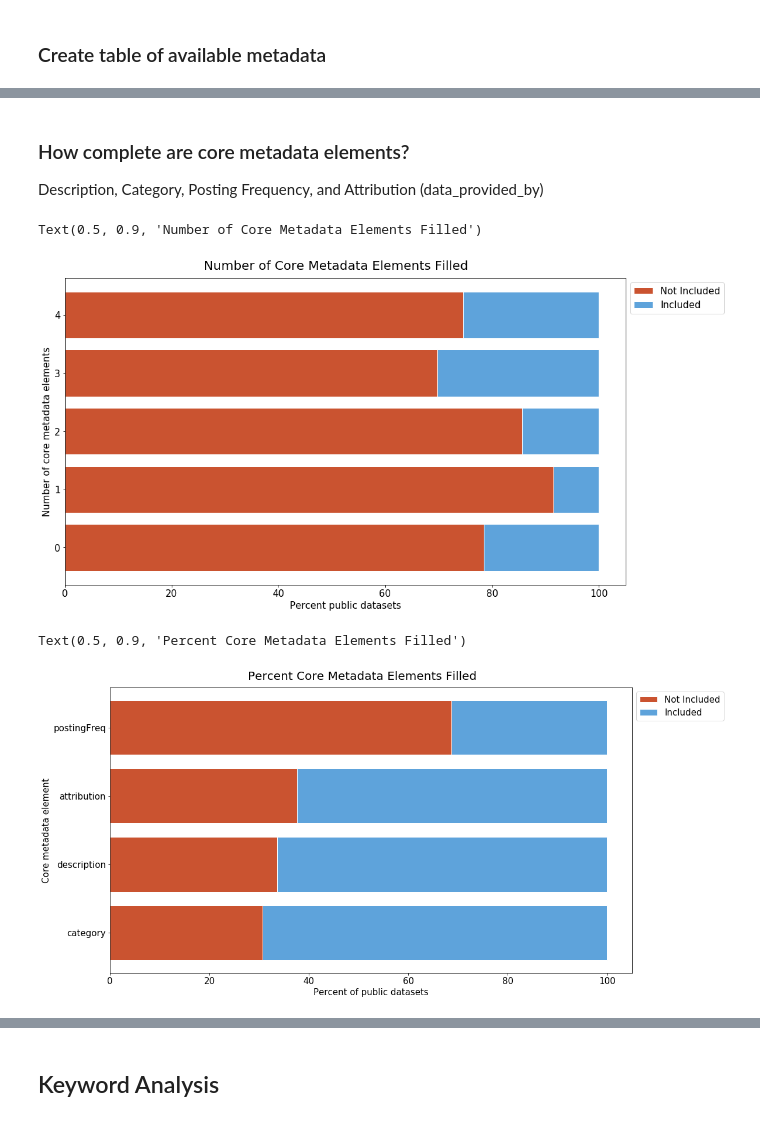
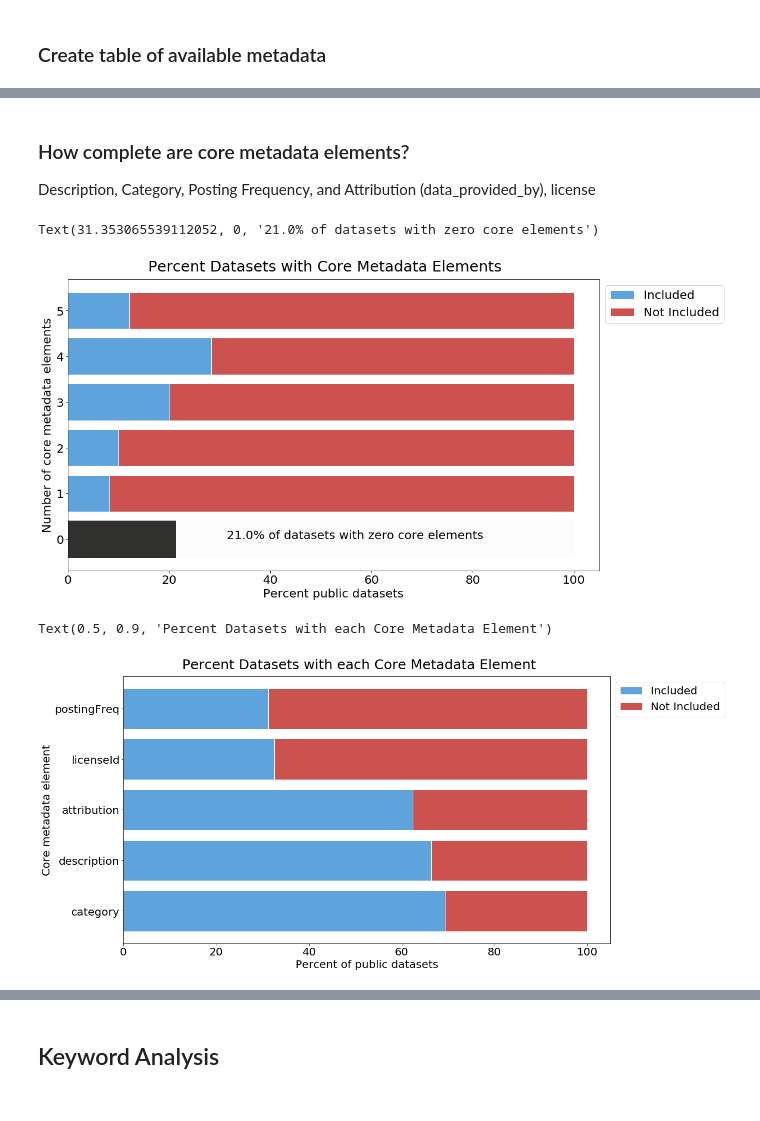
Before and after one commit to OpenDataLiteracy/WSL-AMF, a Jupyter notebook: portal-dashboard/socrata-all-metadata.ipynb, the cells around one changed output, grey strips where cells are left out. Drawn from its saved outputs; the diff is of its cells as text; code cells hidden in the pictures.

```diff
--- a/portal-dashboard/socrata-all-metadata.ipynb
+++ b/portal-dashboard/socrata-all-metadata.ipynb
@@ -503,13 +505,14 @@ Text(0.5, 0.9, 'Number of Datasets with Available Metadata Elements ')
 # %% [markdown]
 ### How complete are core metadata elements?
-Description, Category, Posting Frequency, and Attribution (data_provided_by)
+Description, Category, Posting Frequency, and Attribution (data_provided_by), license
 # %%
 #Core Metadata DataFrame
 cdfmetaorig = dfmeta[["id",
 "description",
 "category",
 "postingFreq",
-"attribution"]]
+"attribution",
+"licenseId"]]
 
 #Count number of core metadata elements filled (not NaN)(and subtract the uid)
 cdfmetas1 = cdfmetaorig.count(axis='columns')-1
@@ -528,56 +531,63 @@ cdfmeta['percentNo'] = 100 - cdfmeta['percentYes']
 #plot the counts
 
 #Font Size
-ftsz = 15
-
+ftsz = 20
+plt.rcParams["figure.figsize"] = [16,9]
 #cdfmeta.plot(y='value', kind='bar', x='unit', legend=False, title='Core elements out of 4')
+# Create Yes bars
+yese = plt.barh(cdfmeta['unit'], cdfmeta['percentYes'], color='#5ea3db', edgecolor='white', label='Included')
 # Create No bars
-plt.barh(cdfmeta['unit'], cdfmeta['percentNo'], color='#ca5330', edgecolor='white', label='Not Included')
-# Create Yes bars
-plt.barh(cdfmeta['unit'], cdfmeta['percentYes'], left=cdfmeta['percentNo'], color='#5ea3db', edgecolor='white', label='Included')
-
+nos = plt.barh(cdfmeta['unit'], cdfmeta['percentNo'], left=cdfmeta['percentYes'], color='#cc5250', edgecolor='white', label='Not Included')
+# #f79d82
 
 plt.xlabel('Percent public datasets', fontsize=ftsz) #Gets rid of the "Counts lable"
 plt.ylabel('Number of core metadata elements', fontsize=ftsz)
 plt.legend(loc='upper left', bbox_to_anchor=(1,1), ncol=1, fontsize=ftsz)
 plt.xticks(fontsize=ftsz)
 plt.yticks(fontsize=ftsz)
-plt.figtext(.5,.9,'Number of Core Metadata Elements Filled', fontsize=(ftsz+5), ha='center')
+plt.figtext(.5,.9,'Percent Datasets with Core Metadata Elements', fontsize=(ftsz+5), ha='center')
+#Change the color of the 0 metadata elements bar so that it only shows no:
+nos[0].set_color('#fcfcfc')
+yese[0].set_color('#30302e')
+#Add some explanatory text by getting the percent zero elements filled in
+zeroelements = cdfmeta.iloc[0]['percentYes']
+plt.text(zeroelements+10,0,str(round(zeroelements,0))+'% of datasets with zero core elements', fontsize=(ftsz))
 # %% [output]
-Text(0.5, 0.9, 'Number of Core Metadata Elements Filled')
+Text(31.353065539112052, 0, '21.0% of datasets with zero core elements')
-[figure, old version]
+[figure, new version]
 # %%
 #Look at each core element
 # Count the number of not null values for each column - Description, Category, Posting Frequency, and Attribution
 coremeta = cdfmetaorig.count('rows')
 
 coremeta1 = pd.DataFrame({'origIndex':coremeta.index, 'value':coremeta.values}) #Converts the series to a dataframe
 
 coremeta1['percentYes'] = coremeta1['value']/len(dfmeta) * 100
 coremeta1['percentNo'] = 100 - coremeta1['percentYes']
 
 coremeta2 = coremeta1.iloc[1:] #Get rid of id row
 
 coremeta3 = coremeta2.sort_values('value',ascending=False) #sort the rows
 
 #plot the counts
 
 #Font Size
-ftsz = 15
+ftsz = 20
 
+# Create Yes bars
+plt.barh(coremeta3['origIndex'], coremeta3['percentYes'], color='#5ea3db', edgecolor='white', label='Included')
 # Create No bars
-plt.barh(coremeta3['origIndex'], coremeta3['percentNo'], color='#ca5330', edgecolor='white', label='Not Included')
-# Create Yes bars
-plt.barh(coremeta3['origIndex'], coremeta3['percentYes'], left=coremeta3['percentNo'], color='#5ea3db', edgecolor='white', label='Included')
+plt.barh(coremeta3['origIndex'], coremeta3['percentNo'], left=coremeta3['percentYes'], color='#cc5250', edgecolor='white', label='Not Included')
+
 
 #coremeta3.plot(y='percentYes', kind='bar', x='origIndex', legend=False, title='Datasets with Completed Element')
 #coremeta3.plot(y='percentNo', bottom='percentYes' kind='bar', x='origIndex', legend=False, title='Datasets with Completed Element')
 plt.xlabel('Percent of public datasets', fontsize=ftsz) #Gets rid of the "Counts lable"
 plt.ylabel('Core metadata element', fontsize=ftsz)
 plt.legend(loc='upper left', bbox_to_anchor=(1,1), ncol=1, fontsize=ftsz)
 plt.xticks(fontsize=ftsz)
 plt.yticks(fontsize=ftsz)
-plt.figtext(.5,.9,'Percent Core Metadata Elements Filled', fontsize=(ftsz+5), ha='center')
+plt.figtext(.5,.9,'Percent Datasets with each Core Metadata Element', fontsize=(ftsz+5), ha='center')
 # %% [output]
-Text(0.5, 0.9, 'Percent Core Metadata Elements Filled')
+Text(0.5, 0.9, 'Percent Datasets with each Core Metadata Element')
-[figure, old version]
+[figure, new version]
```
Also changed, not shown: parts of 41 cells of this notebook.
